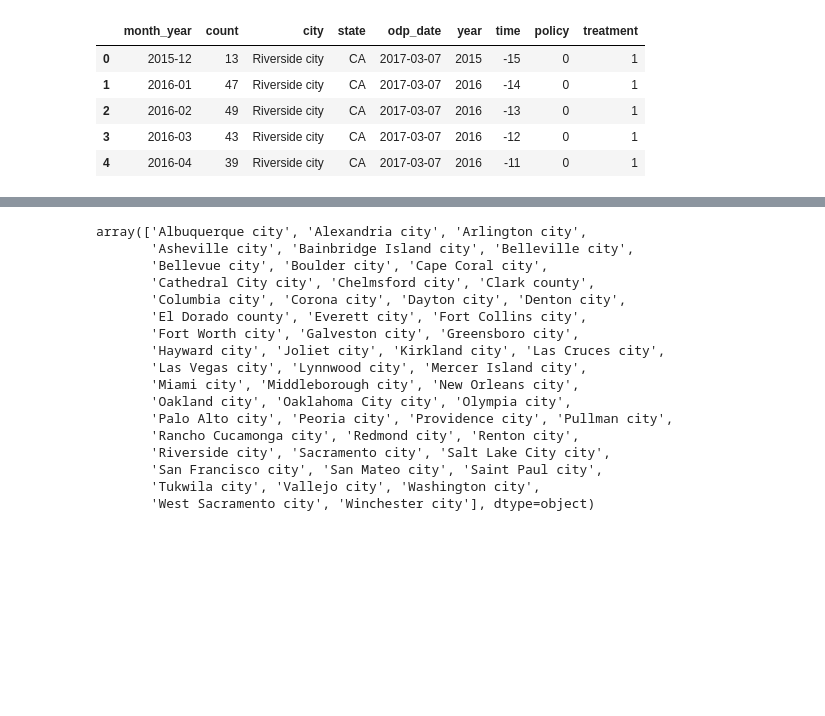
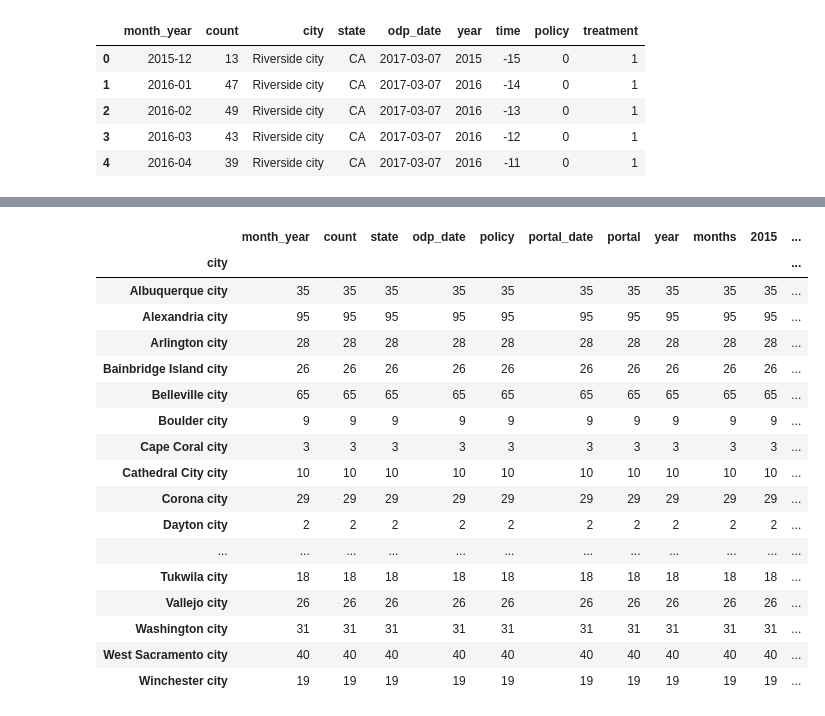
Before and after one commit to alenastern/Sunlight_FOIA, a Jupyter notebook: src/data/Data_Cleaning.ipynb, the cells around one changed output, grey strips where cells are left out. Drawn from its saved outputs; the diff is of its cells as text; code cells hidden in the pictures; blank space fills up the shorter version.

Commit message:
working data cleaning

```diff
--- a/src/data/Data_Cleaning.ipynb
+++ b/src/data/Data_Cleaning.ipynb
@@ -194,26 +194,27 @@ cd.head()
 | 2 | Hoover city, Alabama | 84943 | 32110.0 | 15.3 | 7.6 | 70.9 | 16.7 | 36.6 | 1021 | ... |
 | 3 | Huntsville city, Alabama | 196225 | 80540.0 | 14.3 | 6.3 | 60.6 | 31.5 | 35.6 | 766 | ... |
 | 4 | Mobile city, Alabama | 192895 | 79188.0 | 15.8 | 2.5 | 46.4 | 49.8 | 36.9 | 804 | ... |
-# %%
-cd_mg.city.unique()
-# %% [output]
-array(['Albuquerque city', 'Alexandria city', 'Arlington city',
-       'Asheville city', 'Bainbridge Island city', 'Belleville city',
-       'Bellevue city', 'Boulder city', 'Cape Coral city',
-       'Cathedral City city', 'Chelmsford city', 'Clark county',
-       'Columbia city', 'Corona city', 'Dayton city', 'Denton city',
-       'El Dorado county', 'Everett city', 'Fort Collins city',
-       'Fort Worth city', 'Galveston city', 'Greensboro city',
-       'Hayward city', 'Joliet city', 'Kirkland city', 'Las Cruces city',
-       'Las Vegas city', 'Lynnwood city', 'Mercer Island city',
-       'Miami city', 'Middleborough city', 'New Orleans city',
-       'Oakland city', 'Oaklahoma City city', 'Olympia city',
-       'Palo Alto city', 'Peoria city', 'Providence city', 'Pullman city',
-       'Rancho Cucamonga city', 'Redmond city', 'Renton city',
-       'Riverside city', 'Sacramento city', 'Salt Lake City city',
-       'San Francisco city', 'San Mateo city', 'Saint Paul city',
-       'Tukwila city', 'Vallejo city', 'Washington city',
-       'West Sacramento city', 'Winchester city'], dtype=object)
+# %%
+ data.groupby('city').count()
+# %% [output]
+|  | month_year | count | state | odp_date | policy | portal_date | portal | year | months | 2015 | ... |
+| city |  |  |  |  |  |  |  |  |  |  | ... |
+| Albuquerque city | 35 | 35 | 35 | 35 | 35 | 35 | 35 | 35 | 35 | 35 | ... |
+| Alexandria city | 95 | 95 | 95 | 95 | 95 | 95 | 95 | 95 | 95 | 95 | ... |
+| Arlington city | 28 | 28 | 28 | 28 | 28 | 28 | 28 | 28 | 28 | 28 | ... |
+| Bainbridge Island city | 26 | 26 | 26 | 26 | 26 | 26 | 26 | 26 | 26 | 26 | ... |
+| Belleville city | 65 | 65 | 65 | 65 | 65 | 65 | 65 | 65 | 65 | 65 | ... |
+| Boulder city | 9 | 9 | 9 | 9 | 9 | 9 | 9 | 9 | 9 | 9 | ... |
+| Cape Coral city | 3 | 3 | 3 | 3 | 3 | 3 | 3 | 3 | 3 | 3 | ... |
+| Cathedral City city | 10 | 10 | 10 | 10 | 10 | 10 | 10 | 10 | 10 | 10 | ... |
+| Corona city | 29 | 29 | 29 | 29 | 29 | 29 | 29 | 29 | 29 | 29 | ... |
+| Dayton city | 2 | 2 | 2 | 2 | 2 | 2 | 2 | 2 | 2 | 2 | ... |
+| ... | ... | ... | ... | ... | ... | ... | ... | ... | ... | ... | ... |
+| Tukwila city | 18 | 18 | 18 | 18 | 18 | 18 | 18 | 18 | 18 | 18 | ... |
+| Vallejo city | 26 | 26 | 26 | 26 | 26 | 26 | 26 | 26 | 26 | 26 | ... |
+| Washington city | 31 | 31 | 31 | 31 | 31 | 31 | 31 | 31 | 31 | 31 | ... |
+| West Sacramento city | 40 | 40 | 40 | 40 | 40 | 40 | 40 | 40 | 40 | 40 | ... |
+| Winchester city | 19 | 19 | 19 | 19 | 19 | 19 | 19 | 19 | 19 | 19 | ... |
 # %%
 data['city_state'] = data['city'] + data['state']
 cd['city_state'] = cd['city'] + cd['state_code']
```
Also changed, not shown: parts of 13 cells of this notebook, 1 other file.
